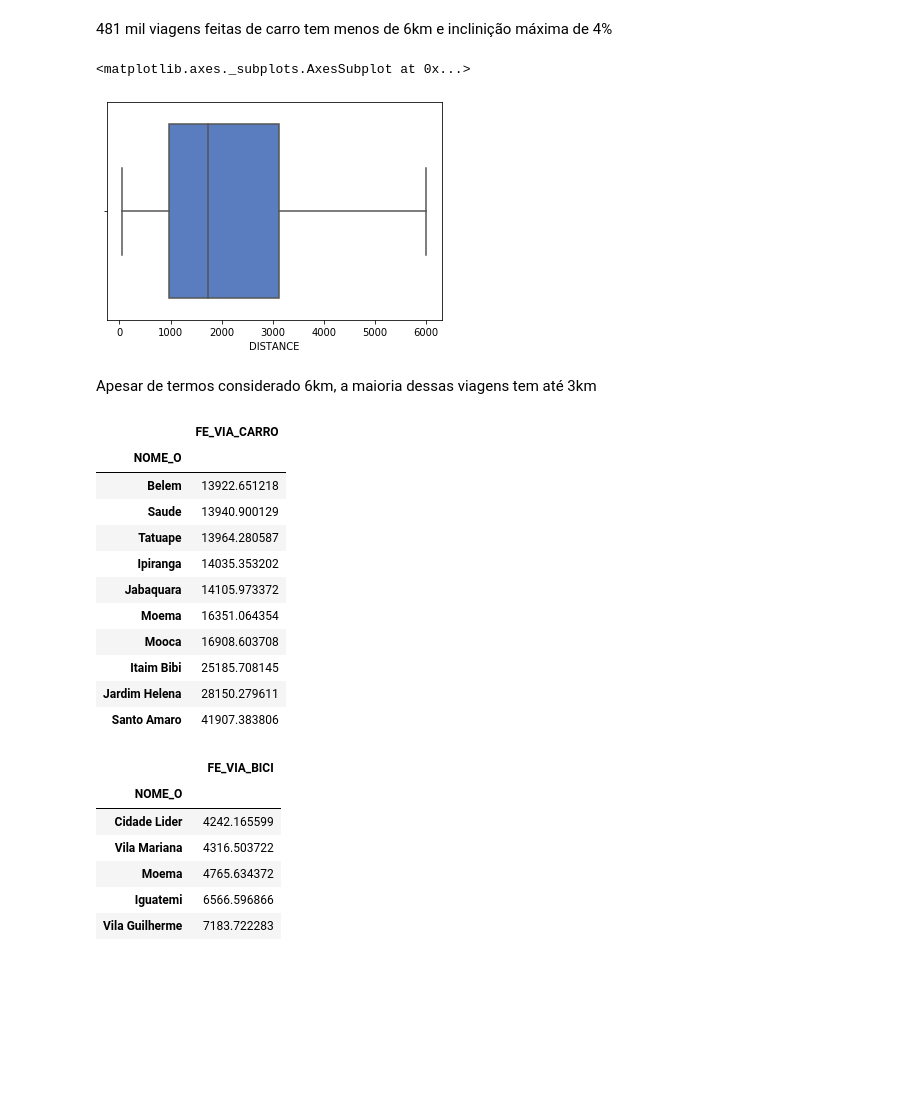
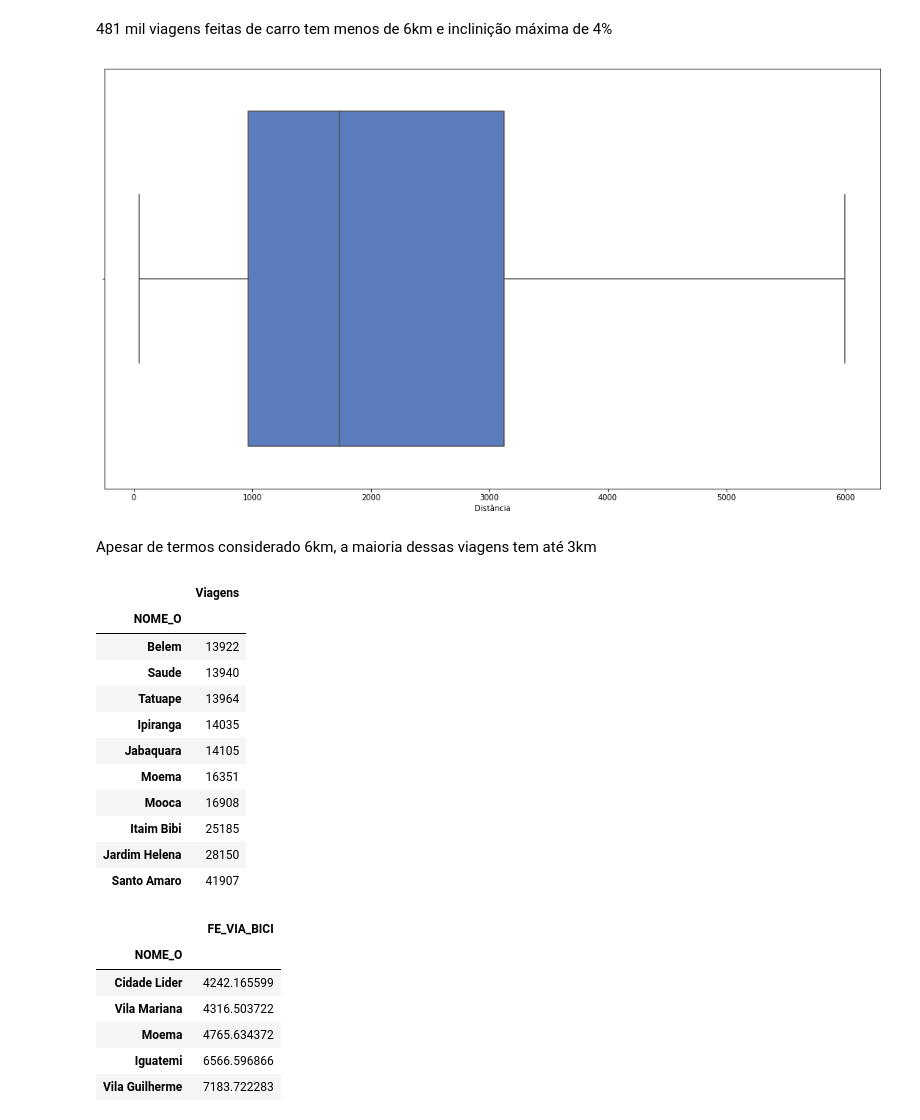
Before and after one commit to ezambomsantana/analise_od, a Jupyter notebook: notebook/Bike Analysis.ipynb, the cells around one changed output. Cells and saved outputs as stored; diff of their text form; code cells hidden in the pictures; blank space fills up the shorter version.

```diff
--- a/notebook/Bike Analysis.ipynb
+++ b/notebook/Bike Analysis.ipynb
@@ -187,10 +246,12 @@ flows['FE_VIA'].sum()
 # %% [markdown]
 481 mil viagens feitas de carro tem menos de 6km e inclinição máxima de 4%
 # %%
-sns.boxplot(x="DISTANCE", data=flows, palette="muted", showfliers = False)
+ax = sns.boxplot(x="DISTANCE", data=flows, palette="muted", showfliers = False)
+ax.set_xlabel("Distância")
+ax.figure.set_size_inches(18,10)
+plt.show()
 # %% [output]
-<matplotlib.axes._subplots.AxesSubplot at 0x...>
-[figure, old version]
+[figure, new version]
 # %% [markdown]
 Apesar de termos considerado 6km, a maioria dessas viagens tem até 3km
 # %%
@@ -205,20 +266,22 @@ flows = flows.join(data17, lsuffix='_left', rsuffix='_right')
 distri = flows[['NOME_O', 'FE_VIA']].groupby(['NOME_O']).sum().sort_values(by=['FE_VIA']).reset_index()
 distri.columns = ['NOME_O', 'FE_VIA_CARRO']
 distri = distri.set_index('NOME_O')
+distri['FE_VIA_CARRO'] = distri['FE_VIA_CARRO'].astype(int)
+distri.columns = ['Viagens']
 distri.tail(10)
 # %% [output]
-|  | FE_VIA_CARRO |
+|  | Viagens |
 | NOME_O |  |
-| Belem | 13922.651218 |
-| Saude | 13940.900129 |
-| Tatuape | 13964.280587 |
-| Ipiranga | 14035.353202 |
-| Jabaquara | 14105.973372 |
-| Moema | 16351.064354 |
-| Mooca | 16908.603708 |
-| Itaim Bibi | 25185.708145 |
-| Jardim Helena | 28150.279611 |
-| Santo Amaro | 41907.383806 |
+| Belem | 13922 |
+| Saude | 13940 |
+| Tatuape | 13964 |
+| Ipiranga | 14035 |
+| Jabaquara | 14105 |
+| Moema | 16351 |
+| Mooca | 16908 |
+| Itaim Bibi | 25185 |
+| Jardim Helena | 28150 |
+| Santo Amaro | 41907 |
 # %%
 bicicleta = data17[data17['MODOPRIN'] == 'bicicleta']
 distri_atual = bicicleta[['NOME_O', 'FE_VIA']].groupby(['NOME_O']).sum().sort_values(by=['FE_VIA']).reset_index()
```
Also changed, not shown: parts of 8 cells of this notebook, 1 other file.
